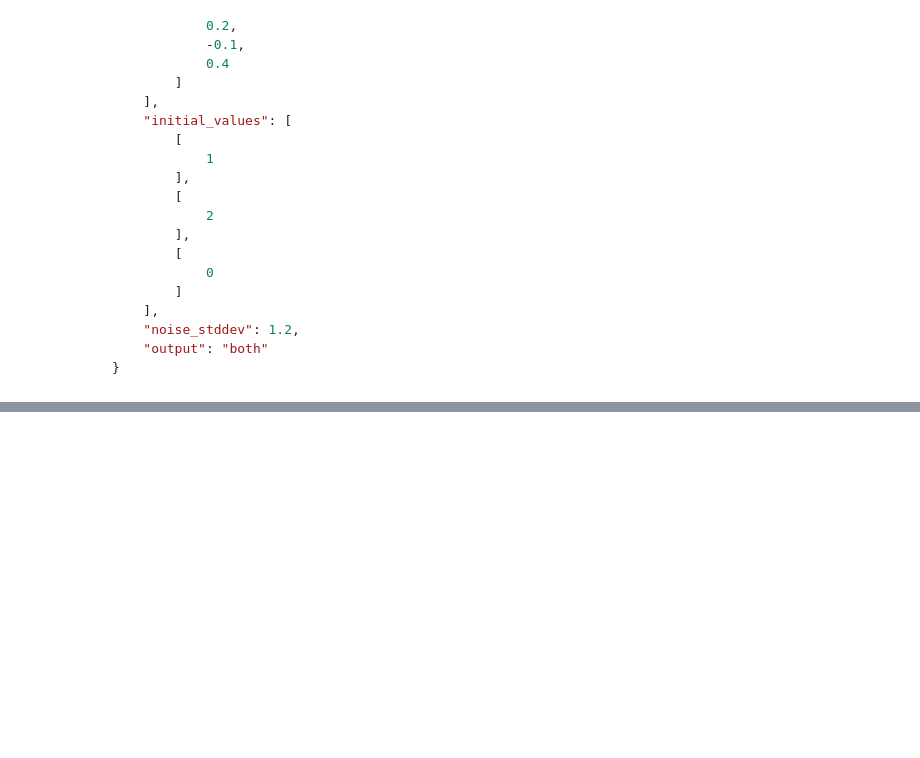
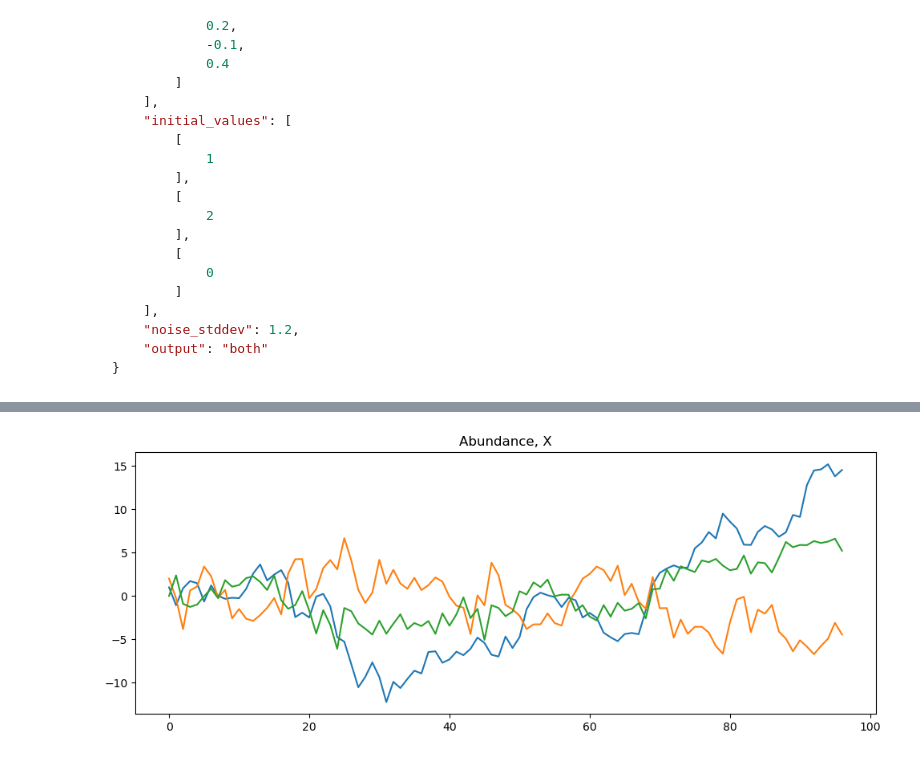
Before and after one commit to ucl-cssb/MIMIC, a Jupyter notebook: docs/source/notebooks/examples-sim-VAR/VARsim.ipynb, the cells around one changed output, grey strips where cells are left out. Cells and saved outputs as stored; diff of their text form; code cells hidden in the pictures; blank space fills up the shorter version.

```diff
--- a/docs/source/notebooks/examples-sim-VAR/VARsim.ipynb
+++ b/docs/source/notebooks/examples-sim-VAR/VARsim.ipynb
@@ -265,0 +269,4 @@ model.make_plot(simulator.data)
+# %%
+model.make_plot_overlay(model.data)
+# %% [output]
+[figure, added]
```
Also changed, not shown: parts of 8 cells of this notebook, 8 other files.
